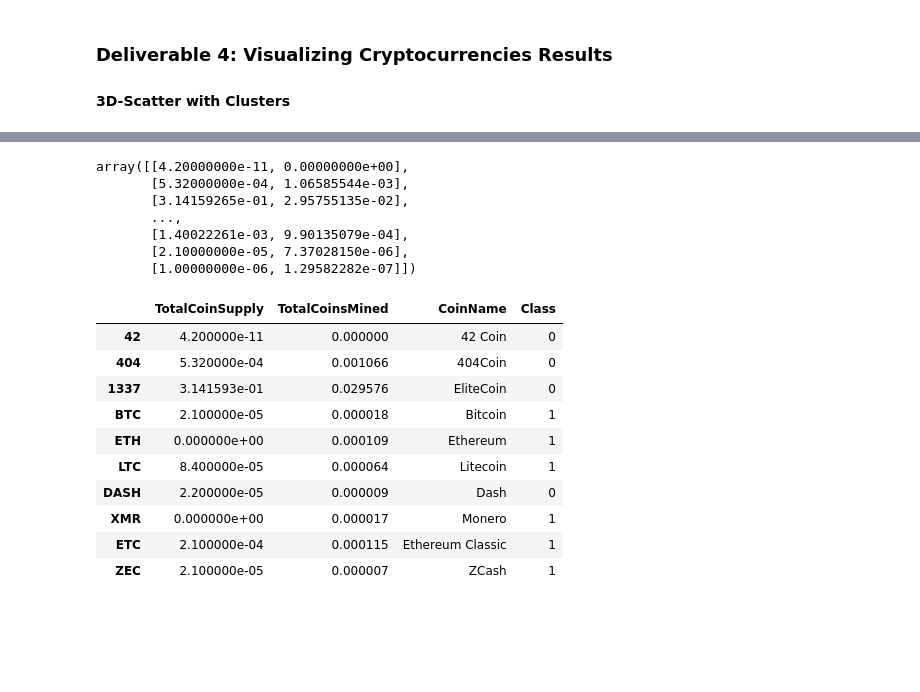
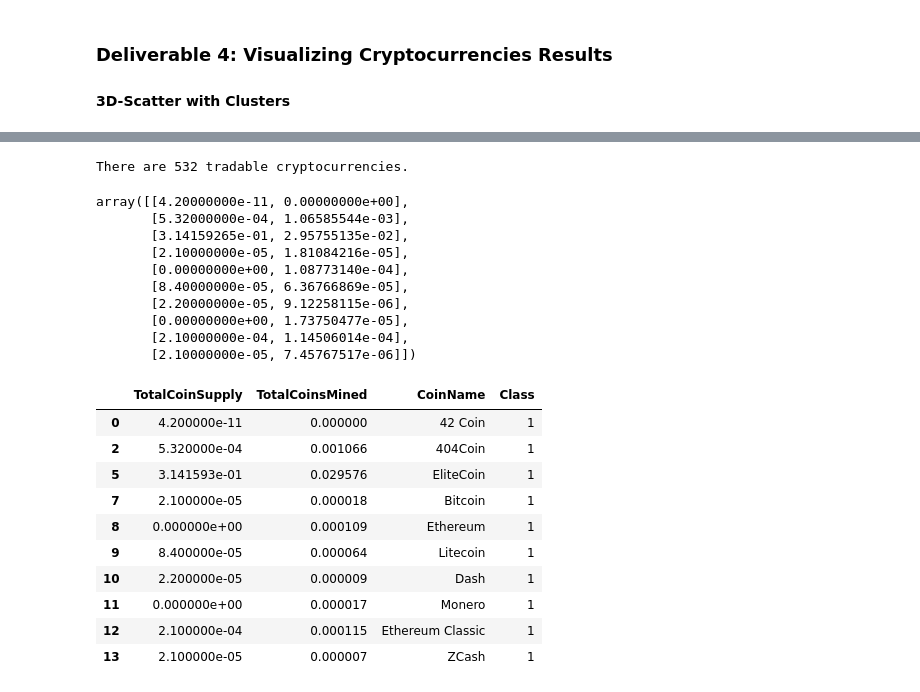
Before and after one commit to Uassignment/Cryptocurrencies, a Jupyter notebook: crypto_clustering.ipynb, the cells around one changed output, grey strips where cells are left out. Cells and saved outputs as stored; diff of their text form; code cells hidden in the pictures; blank space fills up the shorter version.

```diff
--- a/crypto_clustering.ipynb
+++ b/crypto_clustering.ipynb
@@ -216,4 +248,7 @@ array([[-0.33285464,  1.0383583 , -0.56494435],
 # %%
 # Create a DataFrame with the three principal components.
-# YOUR CODE HERE
+
+PCs_df=pd.DataFrame(
+data=features_pca, columns=["PC 1", "PC 2","PC 3"], index = revised_crypto_df.index)
+PCs_df.head()
 # %% [output]
@@ -242,11 +281,13 @@ array([[-0.33285464,  1.0383583 , -0.56494435],
 Running K-Means with `k=4`
 # %%
 # Initialize the K-Means model.
-# YOUR CODE HERE
+model = KMeans(n_clusters=4, random_state=0)
 
 # Fit the model
-# YOUR CODE HERE
+model.fit(PCs_df)
 
 # Predict clusters
-# YOUR CODE HERE
+predictions = model.predict(PCs_df)
+
+predictions
 # %% [output]
@@ -270,15 +311,15 @@ array([0, 0, 0, 1, 1, 1, 0, 1, 1, 1, 0, 1, 0, 0, 1, 0, 1, 1, 0, 0, 1, 1,
 # %%
-# Create a new DataFrame including predicted clusters and cryptocurrencies features.
+# STEP 4: Create a new DataFrame including predicted clusters and cryptocurrencies features.
 # Concatentate the crypto_df and pcs_df DataFrames on the same columns.
-# YOUR CODE HERE
+cluster_crypto_df = pd.concat([revised_crypto_df, PCs_df], axis=1)
 
-#  Add a new column, "CoinName" to the clustered_df DataFrame that holds the names of the cryptocurrencies.
-# YOUR CODE HERE
+# STEP 5: Add a new column, "CoinName" to the clustered_df DataFrame that holds the names of the cryptocurrencies.
+cluster_crypto_df['CoinName'] = coin_index_df
 
-#  Add a new column, "Class" to the clustered_df DataFrame that holds the predictions.
-# YOUR CODE HERE
+# STEP 6: Add a new column, "Class" to the clustered_df DataFrame that holds the predictions.
+cluster_crypto_df['Class'] = predictions
 
 # Print the shape of the clustered_df
-print(clustered_df.shape)
-clustered_df.head(10)
+print(cluster_crypto_df.shape)
+cluster_crypto_df.head(10)
 # %% [output]
@@ -317,36 +365,46 @@ There are 532 tradable cryptocurrencies.
+# %%
+print("There are " + str(len(cluster_crypto_df)) + " " + "tradable cryptocurrencies.")
+# %% [output]
+There are 532 tradable cryptocurrencies.
 # %%
 # Scaling data to create the scatter plot with tradable cryptocurrencies.
-# YOUR CODE HERE
+cluster_crypto_df_scaled = MinMaxScaler().fit_transform(cluster_crypto_df.loc[:, ["TotalCoinSupply", "TotalCoinsMined"]])
+cluster_crypto_df_scaled[0:10]
 # %% [output]
 array([[4.20000000e-11, 0.00000000e+00],
        [5.32000000e-04, 1.06585544e-03],
        [3.14159265e-01, 2.95755135e-02],
-       ...,
-       [1.40022261e-03, 9.90135079e-04],
-       [2.10000000e-05, 7.37028150e-06],
-       [1.00000000e-06, 1.29582282e-07]])
+       [2.10000000e-05, 1.81084216e-05],
+       [0.00000000e+00, 1.08773140e-04],
+       [8.40000000e-05, 6.36766869e-05],
+       [2.20000000e-05, 9.12258115e-06],
+       [0.00000000e+00, 1.73750477e-05],
+       [2.10000000e-04, 1.14506014e-04],
+       [2.10000000e-05, 7.45767517e-06]])
 # %%
 # Create a new DataFrame that has the scaled data with the clustered_df DataFrame index.
-# YOUR CODE HERE
+plot_df=pd.DataFrame(
+data=cluster_crypto_df_scaled, columns=['TotalCoinSupply','TotalCoinsMined'], index = cluster_crypto_df.index)
 
-# Add the "CoinName" column from the clustered_df DataFrame to the new DataFrame.
-# YOUR CODE HERE
+# STEP 8: Add the "CoinName" column from the clustered_df DataFrame to the new DataFrame.
+plot_df['CoinName'] = cluster_crypto_df['CoinName']
 
-# Add the "Class" column from the clustered_df DataFrame to the new DataFrame.
-# YOUR CODE HERE
+
+# STEP 9: Add the "Class" column from the clustered_df DataFrame to the new DataFrame.
+plot_df['Class'] = cluster_crypto_df['Class']
 
 plot_df.head(10)
 # %% [output]
 |  | TotalCoinSupply | TotalCoinsMined | CoinName | Class |
-| 42 | 4.200000e-11 | 0.000000 | 42 Coin | 0 |
-| 404 | 5.320000e-04 | 0.001066 | 404Coin | 0 |
-| 1337 | 3.141593e-01 | 0.029576 | EliteCoin | 0 |
-| BTC | 2.100000e-05 | 0.000018 | Bitcoin | 1 |
-| ETH | 0.000000e+00 | 0.000109 | Ethereum | 1 |
-| LTC | 8.400000e-05 | 0.000064 | Litecoin | 1 |
-| DASH | 2.200000e-05 | 0.000009 | Dash | 0 |
-| XMR | 0.000000e+00 | 0.000017 | Monero | 1 |
-| ETC | 2.100000e-04 | 0.000115 | Ethereum Classic | 1 |
-| ZEC | 2.100000e-05 | 0.000007 | ZCash | 1 |
+| 0 | 4.200000e-11 | 0.000000 | 42 Coin | 1 |
+| 2 | 5.320000e-04 | 0.001066 | 404Coin | 1 |
+| 5 | 3.141593e-01 | 0.029576 | EliteCoin | 1 |
+| 7 | 2.100000e-05 | 0.000018 | Bitcoin | 1 |
+| 8 | 0.000000e+00 | 0.000109 | Ethereum | 1 |
+| 9 | 8.400000e-05 | 0.000064 | Litecoin | 1 |
+| 10 | 2.200000e-05 | 0.000009 | Dash | 1 |
+| 11 | 0.000000e+00 | 0.000017 | Monero | 1 |
+| 12 | 2.100000e-04 | 0.000115 | Ethereum Classic | 1 |
+| 13 | 2.100000e-05 | 0.000007 | ZCash | 1 |
 # %%
 # Create a hvplot.scatter plot using x="TotalCoinsMined" and y="TotalCoinSupply".
```
Also changed, not shown: parts of 19 cells of this notebook, 4 other files.
